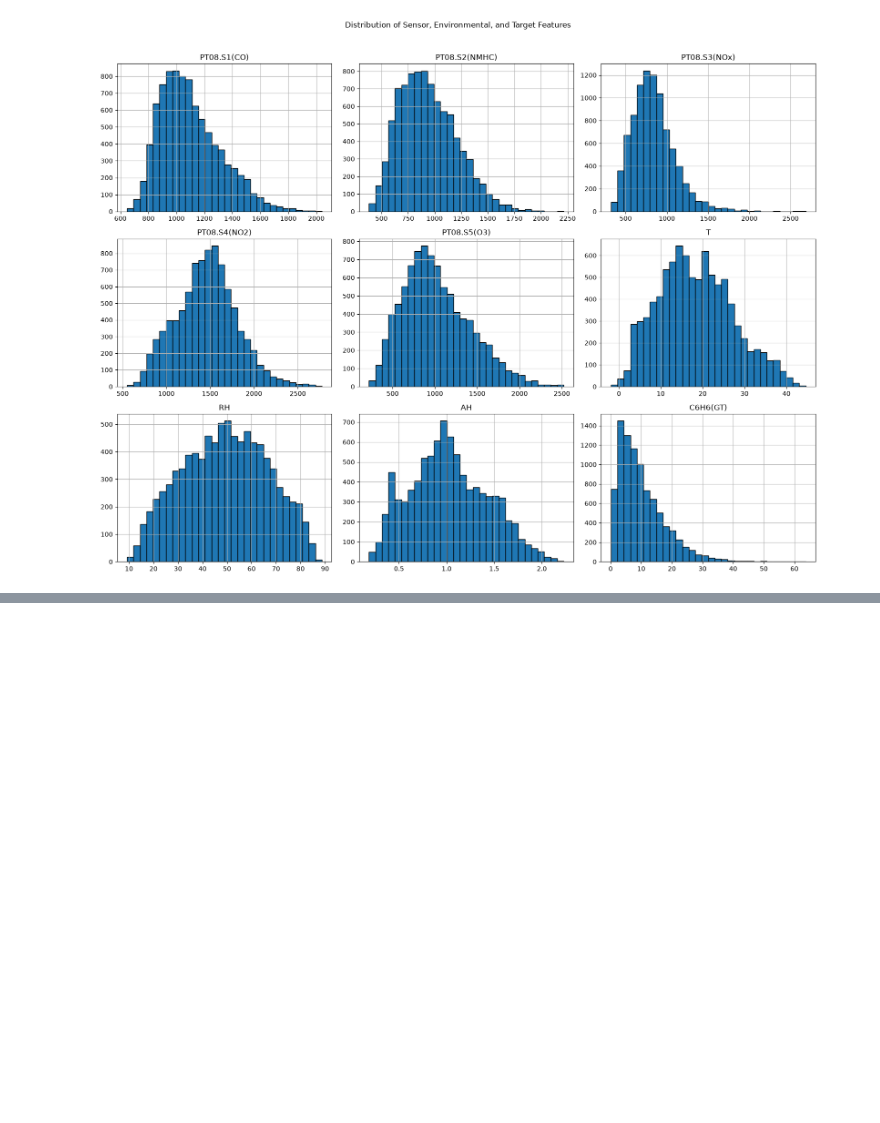
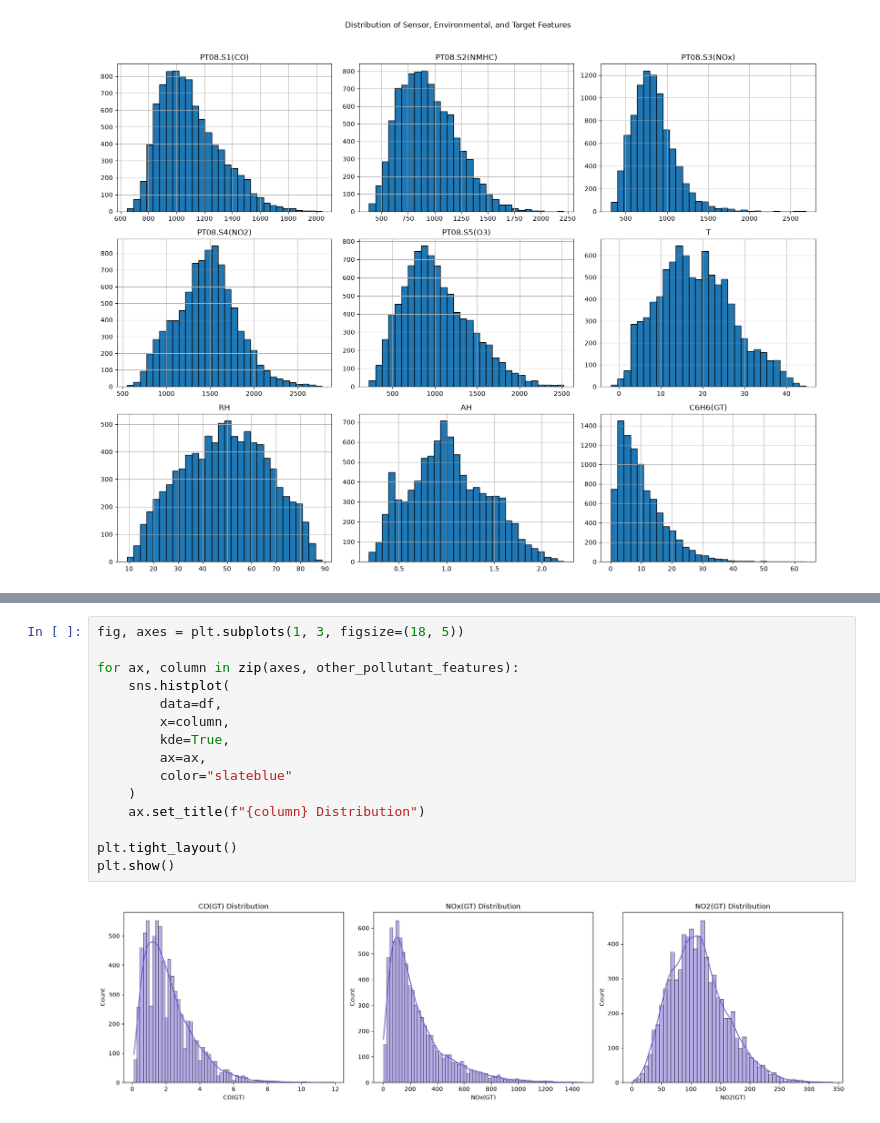
Before and after one commit to AkmalFazli27/air-quality-estimation, a Jupyter notebook: notebooks/eda.ipynb, the cells around one changed output, grey strips where cells are left out. Drawn from its saved outputs; the diff is of its cells as text; blank space fills up the shorter version.

Commit message:
feat: analysis of reference pollutants (statistics + distribution)

```diff
--- a/notebooks/eda.ipynb
+++ b/notebooks/eda.ipynb
@@ -436,0 +446,17 @@ plt.show()
+# %%
+fig, axes = plt.subplots(1, 3, figsize=(18, 5))
+
+for ax, column in zip(axes, other_pollutant_features):
+    sns.histplot(
+        data=df,
+        x=column,
+        kde=True,
+        ax=ax,
+        color="slateblue"
+    )
+    ax.set_title(f"{column} Distribution")
+
+plt.tight_layout()
+plt.show()
+# %% [output]
+[figure, added]
```
Also changed, not shown: parts of 1 cell of this notebook.
